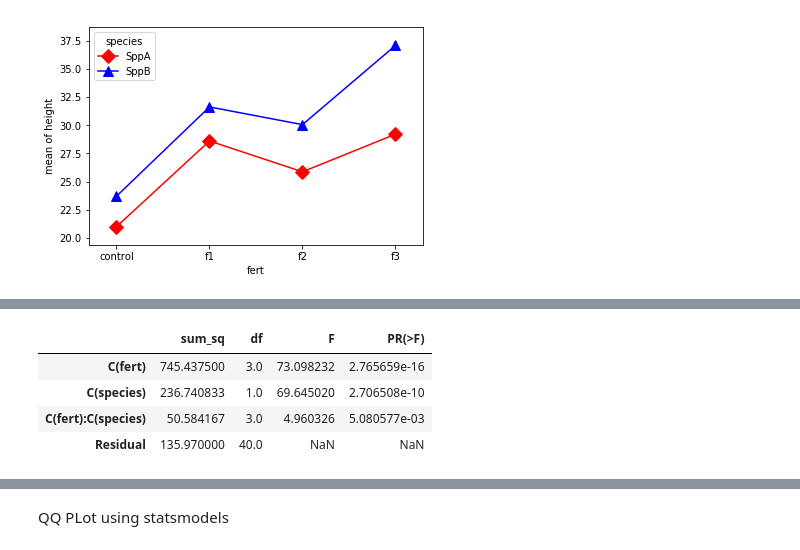
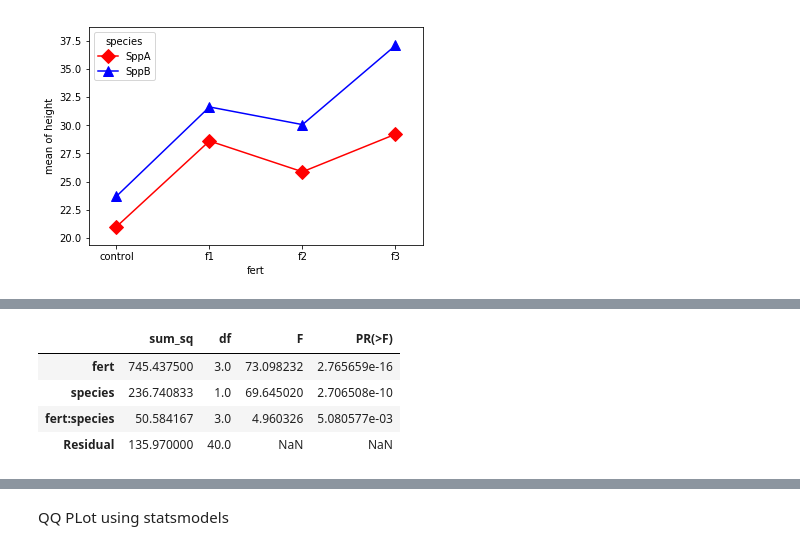
Before and after one commit to naivelogic/Machine_Learning_Notebooks, a Jupyter notebook: Data_Science/Statistical Models/Two-Factor Factorial.ipynb, the cells around one changed output, grey strips where cells are left out. Cells and saved outputs as stored; diff of their text form; code cells hidden in the pictures.

```diff
--- a/Data_Science/Statistical Models/Two-Factor Factorial.ipynb
+++ b/Data_Science/Statistical Models/Two-Factor Factorial.ipynb
@@ -42,12 +52,10 @@ use the method `type = 3` that provide us the `F test` calculation.
 # %%
-#formula = 'height ~ C(fert) + C(species) + C(fert):C(species)'
-#model = ols(formula, df).fit()
-model = ols('height ~ C(fert) + C(species) + C(fert):C(species)', data=df).fit()
+model = ols('height ~ fert + species + fert*species', data=df).fit()
 aov_table = anova_lm(model, typ=2)
 aov_table
 # %% [output]
 |  | sum_sq | df | F | PR(>F) |
-| C(fert) | 745.437500 | 3.0 | 73.098232 | 2.765659e-16 |
-| C(species) | 236.740833 | 1.0 | 69.645020 | 2.706508e-10 |
-| C(fert):C(species) | 50.584167 | 3.0 | 4.960326 | 5.080577e-03 |
+| fert | 745.437500 | 3.0 | 73.098232 | 2.765659e-16 |
+| species | 236.740833 | 1.0 | 69.645020 | 2.706508e-10 |
+| fert:species | 50.584167 | 3.0 | 4.960326 | 5.080577e-03 |
 | Residual | 135.970000 | 40.0 | NaN | NaN |
```
Also changed, not shown: parts of 12 cells of this notebook.
